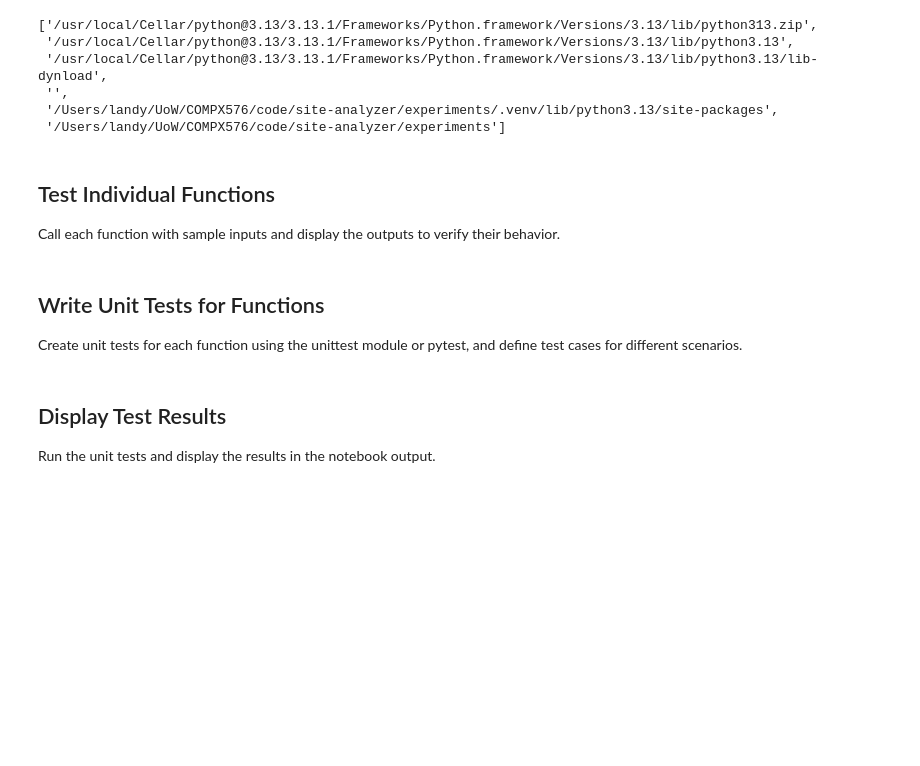
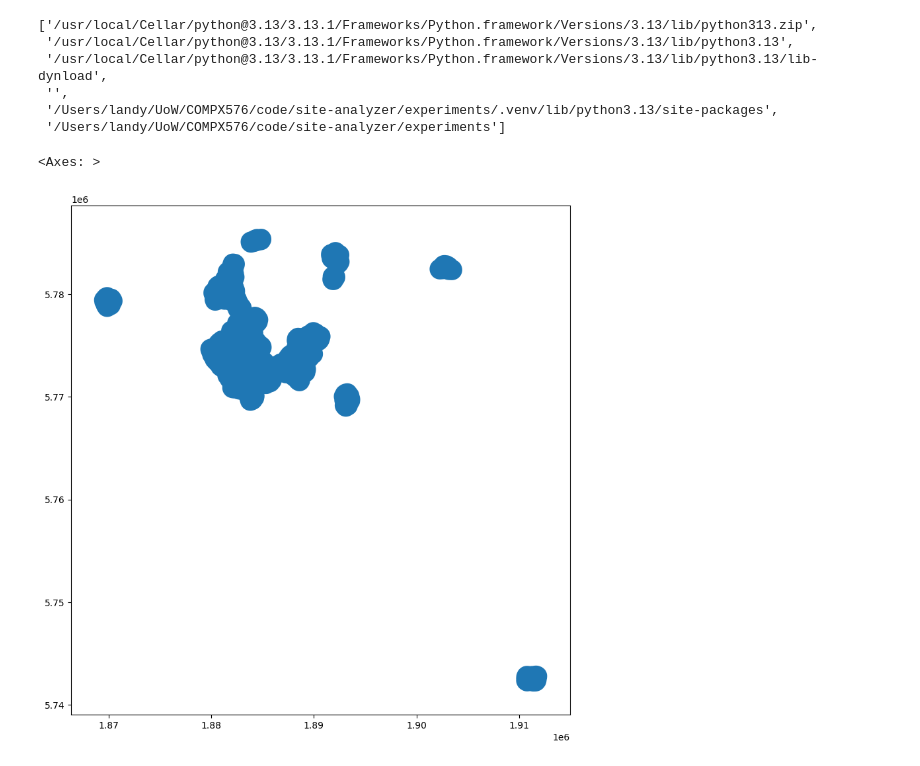
Before and after one commit to landyking/site-analyzer, a Jupyter notebook: experiments/gistest.ipynb, the cells around one changed output. Drawn from its saved outputs; the diff is of its cells as text; code cells hidden in the pictures; blank space fills up the shorter version.

Commit message:
Done `RPL_Select_analysis`, `RPL_Clip_analysis` and `RPL_Buffer_analysis`.

```diff
--- a/experiments/gistest.ipynb
+++ b/experiments/gistest.ipynb
@@ -44,15 +28,3 @@ sys.path
  '',
  '/Users/landy/UoW/COMPX576/code/site-analyzer/experiments/.venv/lib/python3.13/site-packages',
  '/Users/landy/UoW/COMPX576/code/site-analyzer/experiments']
-# %% [markdown]
-## Test Individual Functions
-
-Call each function with sample inputs and display the outputs to verify their behavior.
-# %% [markdown]
-## Write Unit Tests for Functions
-
-Create unit tests for each function using the unittest module or pytest, and define test cases for different scenarios.
-# %% [markdown]
-## Display Test Results
-
-Run the unit tests and display the results in the notebook output.
@@ -58,0 +82,12 @@ Run the unit tests and display the results in the notebook output.
+# %%
+residential_in_district_shp='/Users/landy/UoW/COMPX576/code/site-analyzer/output-data/residential-in-district.shp'
+buffered_residential_in_district_shp='/Users/landy/UoW/COMPX576/code/site-analyzer/output-data/buffered-residential-in-district.shp'
+RPL_Buffer_analysis(
+    input=residential_in_district_shp,
+    output=buffered_residential_in_district_shp,
+    buffer_distance=1000
+)
+gpd.read_file(buffered_residential_in_district_shp).plot(figsize=(10, 10))
+# %% [output]
+<Axes: >
+[figure, added]
```
Also changed, not shown: parts of 9 cells of this notebook, 3 other files.
